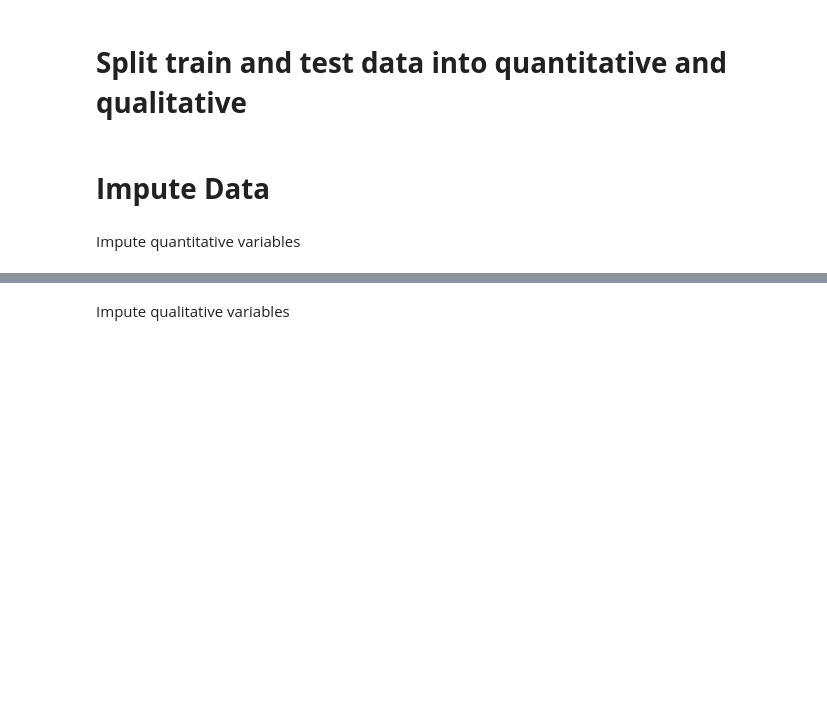
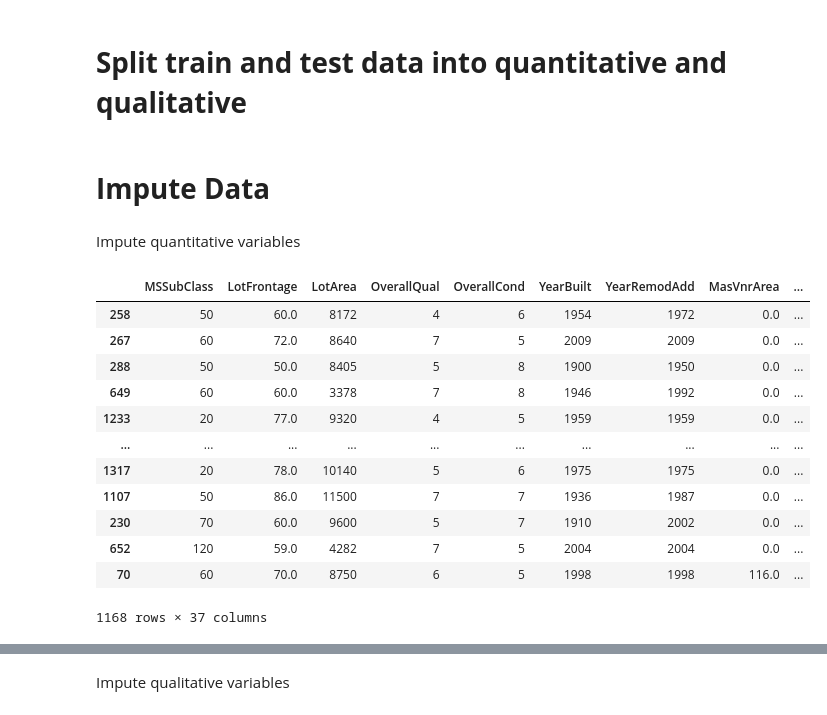
Before and after one commit to lattmi/Latta, a Jupyter notebook: HouseSalePriceXGBoost.ipynb, the cells around one changed output, grey strips where cells are left out. Saved outputs shown, nothing was run; the diff lists cells and outputs as text; code cells hidden in the pictures; blank space fills up the shorter version.

```diff
--- a/HouseSalePriceXGBoost.ipynb
+++ b/HouseSalePriceXGBoost.ipynb
@@ -184,3 +183,20 @@ test_dataset_quant_imputed = quant_imputer.fit_transform(test_dataset_imputed[te
 # convert back to dataframe
 train_dataset_quant_imputed = pd.DataFrame(data = train_dataset_quant_imputed, columns = train_dataset_quant)
 test_dataset_quant_imputed = pd.DataFrame(data = test_dataset_quant_imputed, columns = test_dataset_quant)
+# %%
+# before
+train_dataset[train_dataset_quant]
+# %% [output]
+|  | MSSubClass | LotFrontage | LotArea | OverallQual | OverallCond | YearBuilt | YearRemodAdd | MasVnrArea | ... |
+| 258 | 50 | 60.0 | 8172 | 4 | 6 | 1954 | 1972 | 0.0 | ... |
+| 267 | 60 | 72.0 | 8640 | 7 | 5 | 2009 | 2009 | 0.0 | ... |
+| 288 | 50 | 50.0 | 8405 | 5 | 8 | 1900 | 1950 | 0.0 | ... |
+| 649 | 60 | 60.0 | 3378 | 7 | 8 | 1946 | 1992 | 0.0 | ... |
+| 1233 | 20 | 77.0 | 9320 | 4 | 5 | 1959 | 1959 | 0.0 | ... |
+| ... | ... | ... | ... | ... | ... | ... | ... | ... | ... |
+| 1317 | 20 | 78.0 | 10140 | 5 | 6 | 1975 | 1975 | 0.0 | ... |
+| 1107 | 50 | 86.0 | 11500 | 7 | 7 | 1936 | 1987 | 0.0 | ... |
+| 230 | 70 | 60.0 | 9600 | 5 | 7 | 1910 | 2002 | 0.0 | ... |
+| 652 | 120 | 59.0 | 4282 | 7 | 5 | 2004 | 2004 | 0.0 | ... |
+| 70 | 60 | 70.0 | 8750 | 6 | 5 | 1998 | 1998 | 116.0 | ... |
+1168 rows × 37 columns
```
Also changed, not shown: parts of 20 cells of this notebook.
